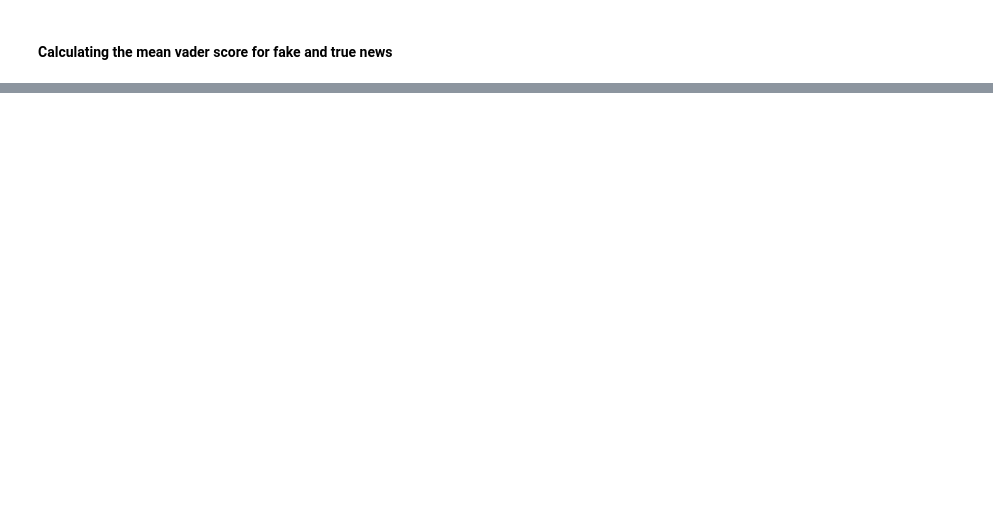
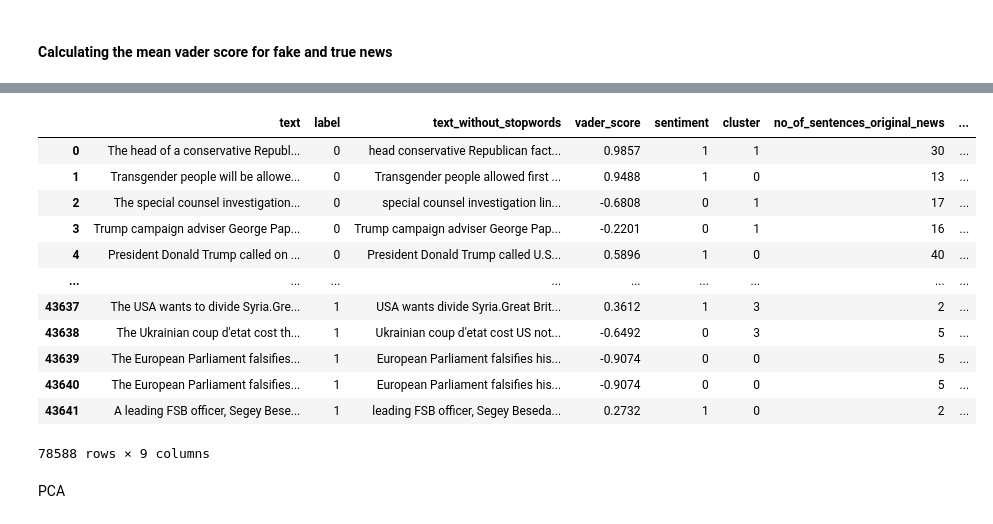
Before and after one commit to Ankuraxz/CanisData, a Jupyter notebook: dataset_info.ipynb, the cells around one changed output, grey strips where cells are left out. Cells and saved outputs as stored; diff of their text form; code cells hidden in the pictures; blank space fills up the shorter version.

```diff
--- a/dataset_info.ipynb
+++ b/dataset_info.ipynb
@@ -124,0 +263,5 @@ df.to_csv('data_feature.csv')
+# %%
+import nltk
+nltk.download('punkt')  #tokenizer data
+
+df['no_of_sentences_original_news'] = df['text'].apply(lambda x: len(nltk.tokenize.sent_tokenize(x)))
@@ -124,0 +274,13 @@ df.to_csv('data_feature.csv')
+# %%
+# Tokenize the text into sentences and words
+sentences = [nltk.sent_tokenize(text) for text in df["text"]]
+words = [[nltk.word_tokenize(sentence) for sentence in text] for text in sentences]
+
+# Calculate the word count for each sentence
+word_count = [[len(sentence) for sentence in text] for text in words]
+
+# Calculate the average word count for each article
+avg_word_count = [sum(text)/len(text) for text in word_count]
+
+# Add the average word count as a new column to the DataFrame
+df["avg_word_count_sentencewise_original"] = avg_word_count
@@ -124,0 +307,13 @@ df.to_csv('data_feature.csv')
+# %%
+
+# Tokenize the text into words
+words = [nltk.word_tokenize(text) for text in df["text"]]
+
+# Calculate the number of words in each text
+word_count = [len(text) for text in words]
+
+# Add the word count as a new column to the DataFrame
+df["word_count_nostopwords"] = word_count
+
+# Print the DataFrame with the new column
+print(df.head())
@@ -124,0 +338,19 @@ df.to_csv('data_feature.csv')
+# %%
+df = df.drop('nostopwords_news_length',axis=1)
+df =  df.drop('original_news_length',axis=1)
+# %%
+df
+# %% [output]
+|  | text | label | text_without_stopwords | vader_score | sentiment | cluster | no_of_sentences_original_news | ... |
+| 0 | The head of a conservative Republ... | 0 | head conservative Republican fact... | 0.9857 | 1 | 1 | 30 | ... |
+| 1 | Transgender people will be allowe... | 0 | Transgender people allowed first ... | 0.9488 | 1 | 0 | 13 | ... |
+| 2 | The special counsel investigation... | 0 | special counsel investigation lin... | -0.6808 | 0 | 1 | 17 | ... |
+| 3 | Trump campaign adviser George Pap... | 0 | Trump campaign adviser George Pap... | -0.2201 | 0 | 1 | 16 | ... |
+| 4 | President Donald Trump called on ... | 0 | President Donald Trump called U.S... | 0.5896 | 1 | 0 | 40 | ... |
+| ... | ... | ... | ... | ... | ... | ... | ... | ... |
+| 43637 | The USA wants to divide Syria.Gre... | 1 | USA wants divide Syria.Great Brit... | 0.3612 | 1 | 3 | 2 | ... |
+| 43638 | The Ukrainian coup d'etat cost th... | 1 | Ukrainian coup d'etat cost US not... | -0.6492 | 0 | 3 | 5 | ... |
+| 43639 | The European Parliament falsifies... | 1 | European Parliament falsifies his... | -0.9074 | 0 | 0 | 5 | ... |
+| 43640 | The European Parliament falsifies... | 1 | European Parliament falsifies his... | -0.9074 | 0 | 0 | 5 | ... |
+| 43641 | A leading FSB officer, Segey Bese... | 1 | leading FSB officer, Segey Beseda... | 0.2732 | 1 | 0 | 2 | ... |
+78588 rows × 9 columns
@@ -124,0 +359,2 @@ df.to_csv('data_feature.csv')
+# %% [markdown]
+PCA
```
Also changed, not shown: parts of 37 cells of this notebook.
